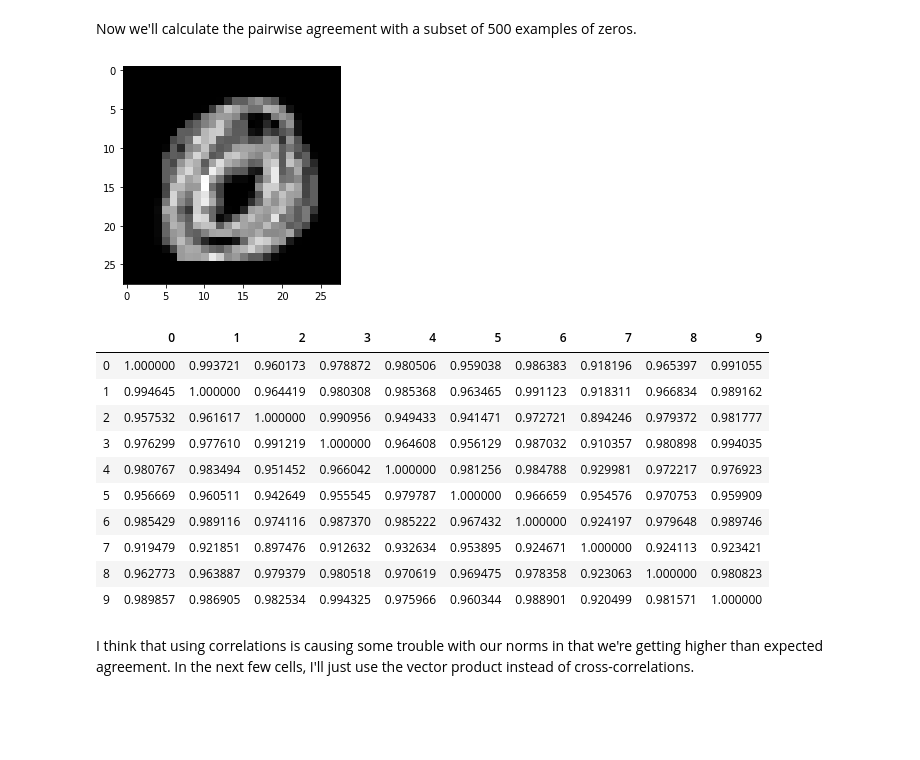
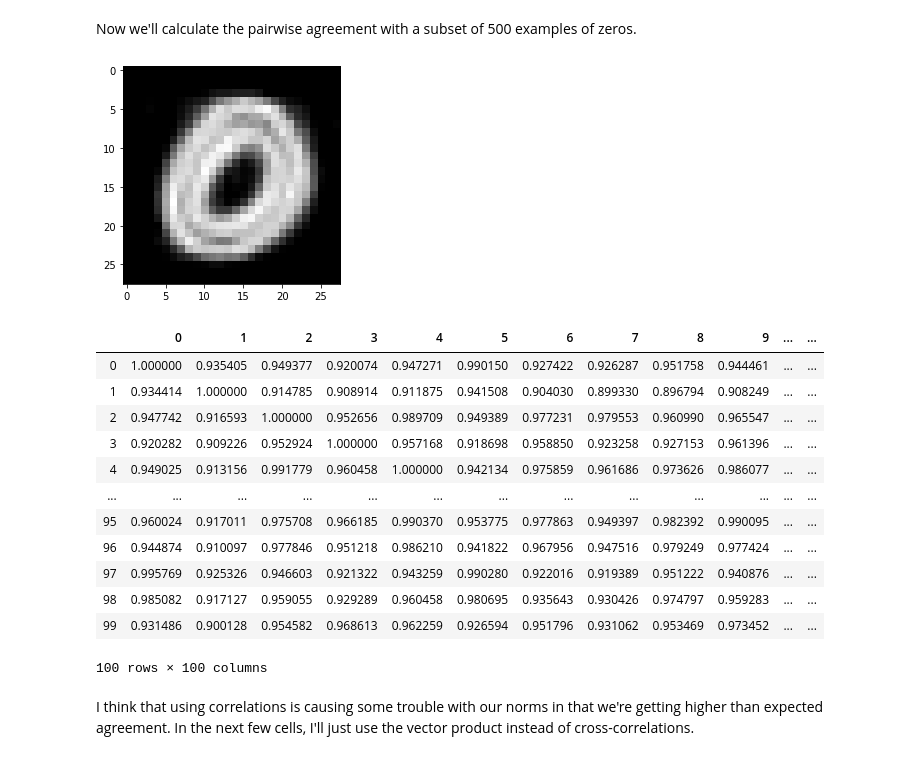
Before and after one commit to uniformlyMatt/PhD-code, a Jupyter notebook: In-class agreement.ipynb, the cells around one changed output. Drawn from its saved outputs; the diff is of its cells as text; code cells hidden in the pictures; blank space fills up the shorter version.

```diff
--- a/In-class agreement.ipynb
+++ b/In-class agreement.ipynb
@@ -105,0 +66,4 @@ data
+# %%
+# The images are also flattened, so we'll reshape them to (28,28)
+images['Image'] = images['Image'].apply(lambda x: x.reshape((28,28)))
+images
@@ -106,6 +111,6 @@ data
 # %%
-images = [extract_image(data, i) for i in range(10)]
-display_lengths(images)
+data = [extract_image(images, i) for i in range(10)]
+display_lengths(data)
 # %% [output]
 6903 examples of digit 0
 7877 examples of digit 1
@@ -131,2 +126,30 @@ zeros = digits[0]
+# %%
+# Finally, save each digit separately
+
+zero = data[0]
+one = data[1]
+two = data[2]
+three = data[3]
+four = data[4]
+five = data[5]
+six = data[6]
+seven = data[7]
+eight = data[8]
+nine = data[9]
+# %%
+# Take N samples from each digit
+
+N = 100
+
+sample0 = zero[:N]
+sample1 = one[:N]
+sample2 = two[:N]
+sample3 = three[:N]
+sample4 = four[:N]
+sample5 = five[:N]
+sample6 = six[:N]
+sample7 = seven[:N]
+sample8 = eight[:N]
+sample9 = nine[:N]
 # %%
 # Variance of the zero digits
@@ -140,8 +161,8 @@ zero_sample = zeros[:10]
 # %%
 # I want to see if the variance of our sample is similar to that of the full set
-plt.imshow(zero_sample.var(), cmap = 'gray');
+plt.imshow(sample0.var(), cmap = 'gray');
 # %% [output]
-[figure, old version]
+[figure, new version]
 # %%
 # Calculate the agreement of elements of zero_sample with all other elements.
 def calculate_agreement(sample):
@@ -161,18 +180,20 @@ corr = calculate_agreement(zero_sample)
 # %%
-agreement_chart = pd.DataFrame(np.array(corr).reshape(10,10))
+agreement_chart = pd.DataFrame(np.array(corr).reshape(100,100))
 agreement_chart
 # %% [output]
-|  | 0 | 1 | 2 | 3 | 4 | 5 | 6 | 7 | 8 | 9 |
-| 0 | 1.000000 | 0.993721 | 0.960173 | 0.978872 | 0.980506 | 0.959038 | 0.986383 | 0.918196 | 0.965397 | 0.991055 |
-| 1 | 0.994645 | 1.000000 | 0.964419 | 0.980308 | 0.985368 | 0.963465 | 0.991123 | 0.918311 | 0.966834 | 0.989162 |
-| 2 | 0.957532 | 0.961617 | 1.000000 | 0.990956 | 0.949433 | 0.941471 | 0.972721 | 0.894246 | 0.979372 | 0.981777 |
-| 3 | 0.976299 | 0.977610 | 0.991219 | 1.000000 | 0.964608 | 0.956129 | 0.987032 | 0.910357 | 0.980898 | 0.994035 |
-| 4 | 0.980767 | 0.983494 | 0.951452 | 0.966042 | 1.000000 | 0.981256 | 0.984788 | 0.929981 | 0.972217 | 0.976923 |
-| 5 | 0.956669 | 0.960511 | 0.942649 | 0.955545 | 0.979787 | 1.000000 | 0.966659 | 0.954576 | 0.970753 | 0.959909 |
-| 6 | 0.985429 | 0.989116 | 0.974116 | 0.987370 | 0.985222 | 0.967432 | 1.000000 | 0.924197 | 0.979648 | 0.989746 |
-| 7 | 0.919479 | 0.921851 | 0.897476 | 0.912632 | 0.932634 | 0.953895 | 0.924671 | 1.000000 | 0.924113 | 0.923421 |
-| 8 | 0.962773 | 0.963887 | 0.979379 | 0.980518 | 0.970619 | 0.969475 | 0.978358 | 0.923063 | 1.000000 | 0.980823 |
-| 9 | 0.989857 | 0.986905 | 0.982534 | 0.994325 | 0.975966 | 0.960344 | 0.988901 | 0.920499 | 0.981571 | 1.000000 |
+|  | 0 | 1 | 2 | 3 | 4 | 5 | 6 | 7 | 8 | 9 | ... | ... |
+| 0 | 1.000000 | 0.935405 | 0.949377 | 0.920074 | 0.947271 | 0.990150 | 0.927422 | 0.926287 | 0.951758 | 0.944461 | ... | ... |
+| 1 | 0.934414 | 1.000000 | 0.914785 | 0.908914 | 0.911875 | 0.941508 | 0.904030 | 0.899330 | 0.896794 | 0.908249 | ... | ... |
+| 2 | 0.947742 | 0.916593 | 1.000000 | 0.952656 | 0.989709 | 0.949389 | 0.977231 | 0.979553 | 0.960990 | 0.965547 | ... | ... |
+| 3 | 0.920282 | 0.909226 | 0.952924 | 1.000000 | 0.957168 | 0.918698 | 0.958850 | 0.923258 | 0.927153 | 0.961396 | ... | ... |
+| 4 | 0.949025 | 0.913156 | 0.991779 | 0.960458 | 1.000000 | 0.942134 | 0.975859 | 0.961686 | 0.973626 | 0.986077 | ... | ... |
+| ... | ... | ... | ... | ... | ... | ... | ... | ... | ... | ... | ... | ... |
+| 95 | 0.960024 | 0.917011 | 0.975708 | 0.966185 | 0.990370 | 0.953775 | 0.977863 | 0.949397 | 0.982392 | 0.990095 | ... | ... |
+| 96 | 0.944874 | 0.910097 | 0.977846 | 0.951218 | 0.986210 | 0.941822 | 0.967956 | 0.947516 | 0.979249 | 0.977424 | ... | ... |
+| 97 | 0.995769 | 0.925326 | 0.946603 | 0.921322 | 0.943259 | 0.990280 | 0.922016 | 0.919389 | 0.951222 | 0.940876 | ... | ... |
+| 98 | 0.985082 | 0.917127 | 0.959055 | 0.929289 | 0.960458 | 0.980695 | 0.935643 | 0.930426 | 0.974797 | 0.959283 | ... | ... |
+| 99 | 0.931486 | 0.900128 | 0.954582 | 0.968613 | 0.962259 | 0.926594 | 0.951796 | 0.931062 | 0.953469 | 0.973452 | ... | ... |
+100 rows × 100 columns
 # %% [markdown]
 I think that using correlations is causing some trouble with our norms in that we're getting higher than expected agreement. In the next few cells, I'll just use the vector product instead of cross-correlations.
 # %%
```
Also changed, not shown: parts of 44 cells of this notebook, 1 other file.
